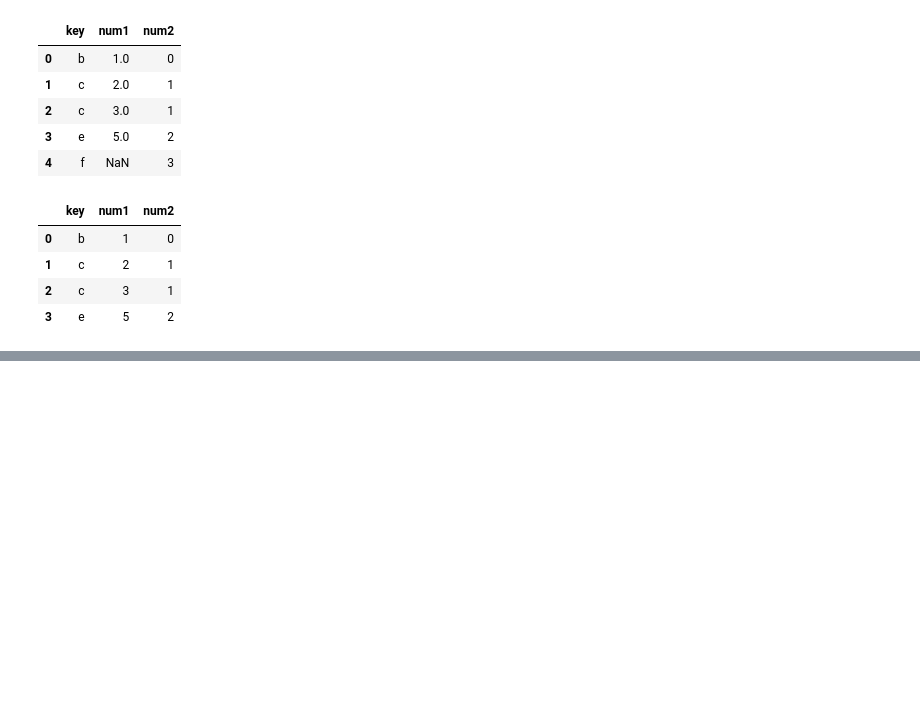
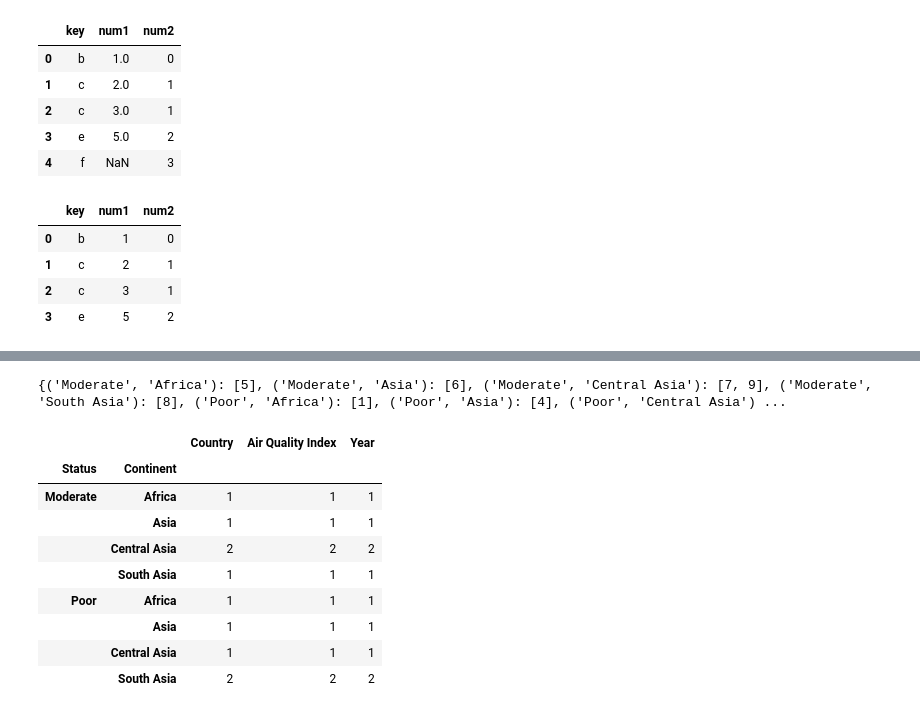
Before and after one commit to LevelUp-It-School/python12052025, a Jupyter notebook: lesson_21/pandas.ipynb, the cells around one changed output, grey strips where cells are left out. Cells and saved outputs as stored; diff of their text form; code cells hidden in the pictures; blank space fills up the shorter version.

```diff
--- a/lesson_21/pandas.ipynb
+++ b/lesson_21/pandas.ipynb
@@ -1029,0 +1338,18 @@ pd.merge(d1, d2, how='inner')
+# %%
+AQ = df.groupby(["Status", "Continent"])
+AQ.groups
+# %% [output]
+{('Moderate', 'Africa'): [5], ('Moderate', 'Asia'): [6], ('Moderate', 'Central Asia'): [7, 9], ('Moderate', 'South Asia'): [8], ('Poor', 'Africa'): [1], ('Poor', 'Asia'): [4], ('Poor', 'Central Asia') ...
+# %%
+AQ.count()
+# %% [output]
+|  |  | Country | Air Quality Index | Year |
+| Status | Continent |  |  |  |
+| Moderate | Africa | 1 | 1 | 1 |
+|  | Asia | 1 | 1 | 1 |
+|  | Central Asia | 2 | 2 | 2 |
+|  | South Asia | 1 | 1 | 1 |
+| Poor | Africa | 1 | 1 | 1 |
+|  | Asia | 1 | 1 | 1 |
+|  | Central Asia | 1 | 1 | 1 |
+|  | South Asia | 2 | 2 | 2 |
```
Also changed, not shown: parts of 48 cells of this notebook, 4 other files.
